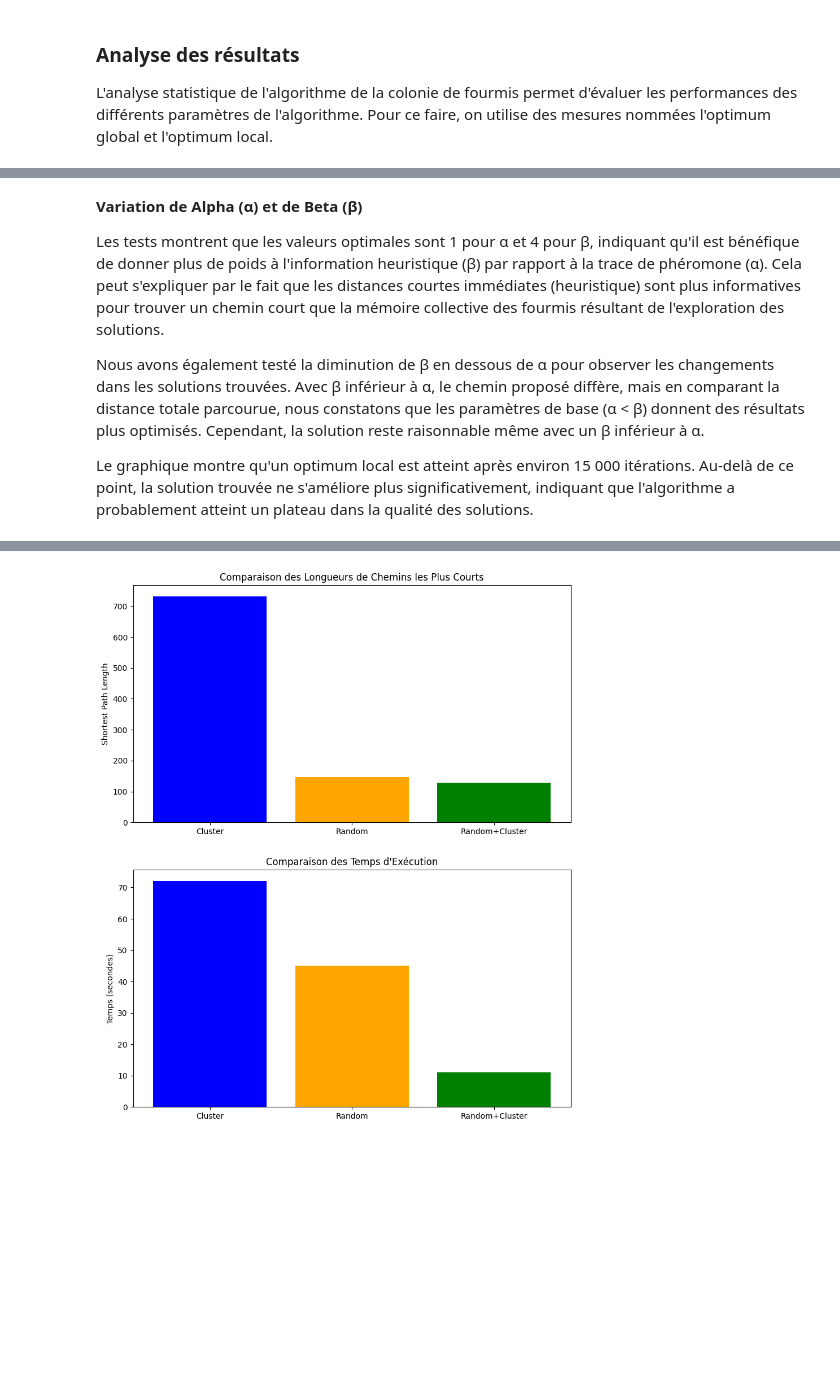
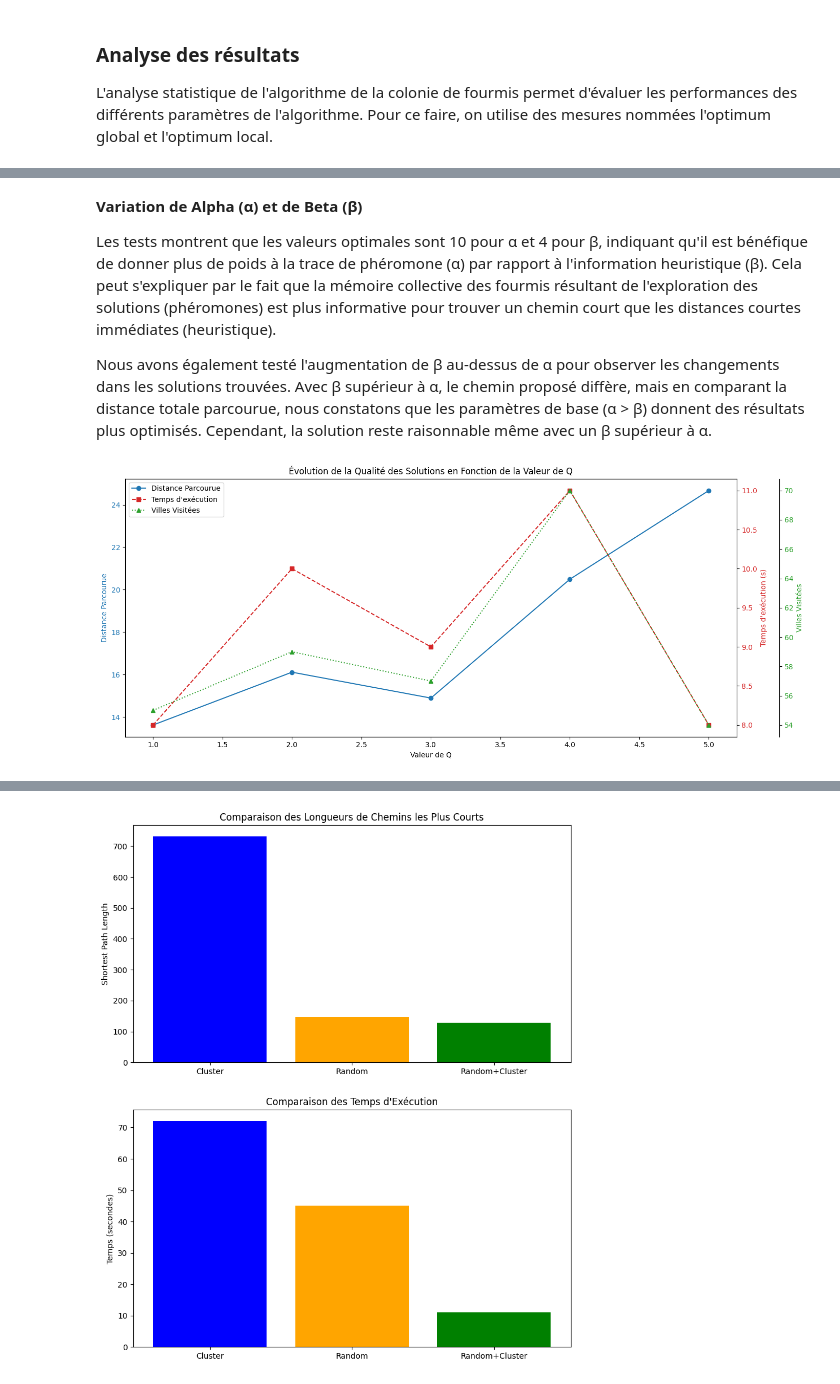
Before and after one commit to ImYuzuu/Projet_A3_Algo_GrpOctav, a Jupyter notebook: Livrable_AA_Grp1.ipynb, the cells around one changed output, grey strips where cells are left out. Drawn from its saved outputs; the diff is of its cells as text; code cells hidden in the pictures; blank space fills up the shorter version.

```diff
--- a/Livrable_AA_Grp1.ipynb
+++ b/Livrable_AA_Grp1.ipynb
@@ -801,8 +989,62 @@ Les résultats montrent que l'augmentation de la valeur de beta et la réduction
 **Variation de Alpha (α) et de Beta (β)**
 
 
-Les tests montrent que les valeurs optimales sont 1 pour α et 4 pour β, indiquant qu'il est bénéfique de donner plus de poids à l'information heuristique (β) par rapport à la trace de phéromone (α). Cela peut s'expliquer par le fait que les distances courtes immédiates (heuristique) sont plus informatives pour trouver un chemin court que la mémoire collective des fourmis résultant de l'exploration des solutions.
+Les tests montrent que les valeurs optimales sont 10 pour α et 4 pour β, indiquant qu'il est bénéfique de donner plus de poids à la trace de phéromone (α) par rapport à l'information heuristique (β). Cela peut s'expliquer par le fait que la mémoire collective des fourmis résultant de l'exploration des solutions (phéromones) est plus informative pour trouver un chemin court que les distances courtes immédiates (heuristique).
 
-Nous avons également testé la diminution de β en dessous de α pour observer les changements dans les solutions trouvées. Avec β inférieur à α, le chemin proposé diffère, mais en comparant la distance totale parcourue, nous constatons que les paramètres de base (α < β) donnent des résultats plus optimisés. Cependant, la solution reste raisonnable même avec un β inférieur à α.
-
-Le graphique montre qu'un optimum local est atteint après environ 15 000 itérations. Au-delà de ce point, la solution trouvée ne s'améliore plus significativement, indiquant que l'algorithme a probablement atteint un plateau dans la qualité des solutions.
+Nous avons également testé l'augmentation de β au-dessus de α pour observer les changements dans les solutions trouvées. Avec β supérieur à α, le chemin proposé diffère, mais en comparant la distance totale parcourue, nous constatons que les paramètres de base (α > β) donnent des résultats plus optimisés. Cependant, la solution reste raisonnable même avec un β supérieur à α.
+# %%
+import matplotlib.pyplot as plt
+import pandas as pd
+
+# Créer les données pour la comparaison
+data_comparison = {
+    'Q': [1, 2, 3, 4, 5],
+    'Temps d\'exécution (s)': [8, 10, 9, 11, 8],
+    'Villes Visitées': [55, 59, 57, 70, 54],
+    'Distance Parcourue': [13.62, 16.11, 14.89, 20.49, 24.67]
+}
+
+# Convertir en DataFrame
+df_comparison = pd.DataFrame(data_comparison)
+
+# Tracer la comparaison
+fig, ax1 = plt.subplots(figsize=(14, 6))
+
+# Tracer les distances parcourues
+color = 'tab:blue'
+ax1.set_xlabel('Valeur de Q')
+ax1.set_ylabel('Distance Parcourue', color=color)
+ax1.plot(df_comparison['Q'], df_comparison['Distance Parcourue'], color=color, marker='o', linestyle='-', label='Distance Parcourue')
+ax1.tick_params(axis='y', labelcolor=color)
+
+# Ajouter le deuxième axe y pour le temps d'exécution
+ax2 = ax1.twinx()
+color = 'tab:red'
+ax2.set_ylabel('Temps d\'exécution (s)', color=color)
+ax2.plot(df_comparison['Q'], df_comparison['Temps d\'exécution (s)'], color=color, marker='s', linestyle='--', label='Temps d\'exécution')
+ax2.tick_params(axis='y', labelcolor=color)
+
+# Ajouter le troisième axe y pour le nombre de villes visitées
+ax3 = ax1.twinx()
+ax3.spines['right'].set_position(('outward', 60))  # décaler le troisième axe à droite
+color = 'tab:green'
+ax3.set_ylabel('Villes Visitées', color=color)
+ax3.plot(df_comparison['Q'], df_comparison['Villes Visitées'], color=color, marker='^', linestyle=':', label='Villes Visitées')
+ax3.tick_params(axis='y', labelcolor=color)
+
+# Titre et légende
+plt.title('Évolution de la Qualité des Solutions en Fonction de la Valeur de Q')
+fig.tight_layout()  # Pour ajuster correctement les sous-graphiques
+
+# Ajouter les légendes manuellement
+lns1 = ax1.get_lines()
+lns2 = ax2.get_lines()
+lns3 = ax3.get_lines()
+lns = lns1 + lns2 + lns3
+labs = [l.get_label() for l in lns]
+ax1.legend(lns, labs, loc='upper left')
+
+# Afficher le graphique
+plt.show()
+# %% [output]
+[figure, added]
```
Also changed, not shown: parts of 8 cells of this notebook.
